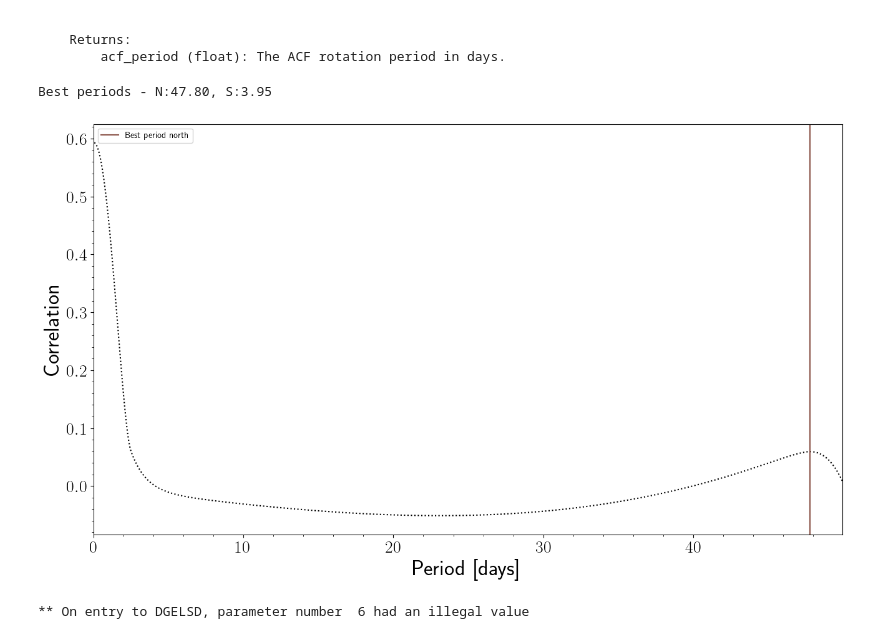
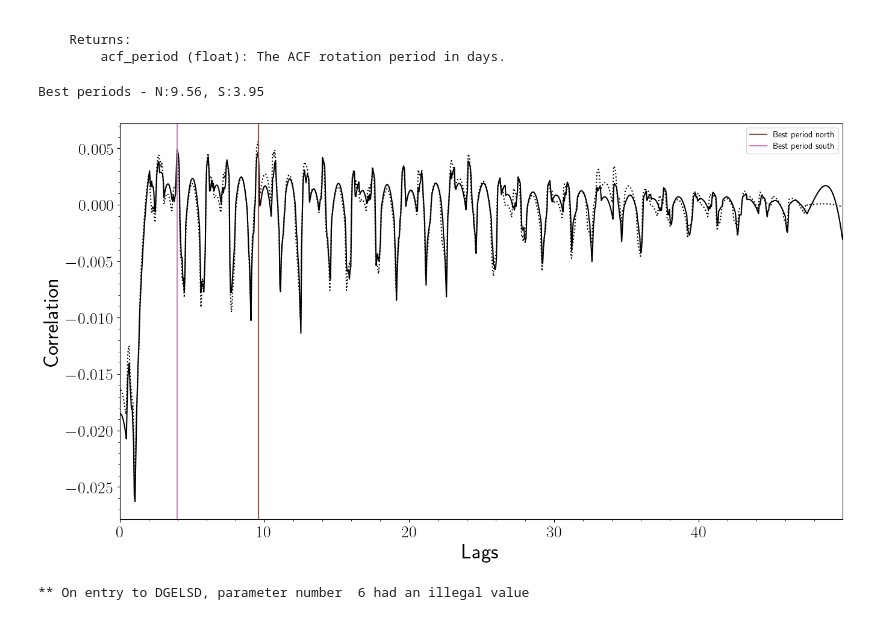
Before and after one commit to robkavanagh/maser, a Jupyter notebook: notebooks/Maser_and_ACF.ipynb, the cells around one changed output. Drawn from its saved outputs; the diff is of its cells as text; code cells hidden in the pictures.

```diff
--- a/notebooks/Maser_and_ACF.ipynb
+++ b/notebooks/Maser_and_ACF.ipynb
@@ -243,32 +246,31 @@ for ind, val in enumerate(vis_N):
 # %%
 # Running the starspot code
 
 times = np.linspace(0, 50, 1000)
-visibility_North = np.exp(times)
 
 rotate_N = ss.RotationModel(times, visibility_North, None)
 rotate_S = ss.RotationModel(times, visibility_South, None)
 acf_period_N = rotate_N.acf_rotation(interval=np.diff(times)[0])
 acf_period_S = rotate_S.acf_rotation(interval=np.diff(times)[0])
 
 print(f'Best periods - N:{acf_period_N:.2f}, S:{acf_period_S:.2f}')
 
 
 fig = plt.figure(figsize=(16, 9))
 plt.plot(rotate_N.lags, rotate_N.acf, ':', color='k')
 plt.plot(rotate_S.lags, rotate_S.acf, color='k')
-#plt.axvline(rotate_N.acf_period, color="C5", label='Best period north')
-#plt.axvline(rotate_S.acf_period, color="C6", label='Best period south')
-plt.xlabel("Period [days]")
+plt.axvline(rotate_N.acf_period, color="C5", label='Best period north')
+plt.axvline(rotate_S.acf_period, color="C6", label='Best period south')
+plt.xlabel("Lags")
 plt.ylabel("Correlation")
 plt.xlim(0, max(rotate_N.lags))
-#plt.legend()
+plt.legend()
 plt.minorticks_on()
 plt.subplots_adjust(left=.15, bottom=.15)
 plt.show()
 # %% [output]
-Best periods - N:47.80, S:3.95
+Best periods - N:9.56, S:3.95
-[figure, old version]
+[figure, new version]
 # %%
 def period(M_s, R_s, P_s, i_s, B_s, beta, phi_s0, a, i_p, lam, phi_p0, f, alpha, dalpha, times, interval):
    north_vis, south_vis = ms.maser(M_s, R_s, P_s, i_s, B_s, beta, phi_s0, a, i_p, lam, phi_p0, f, alpha, dalpha, times)
```
Also changed, not shown: parts of 1 cell of this notebook, 1 other file.
